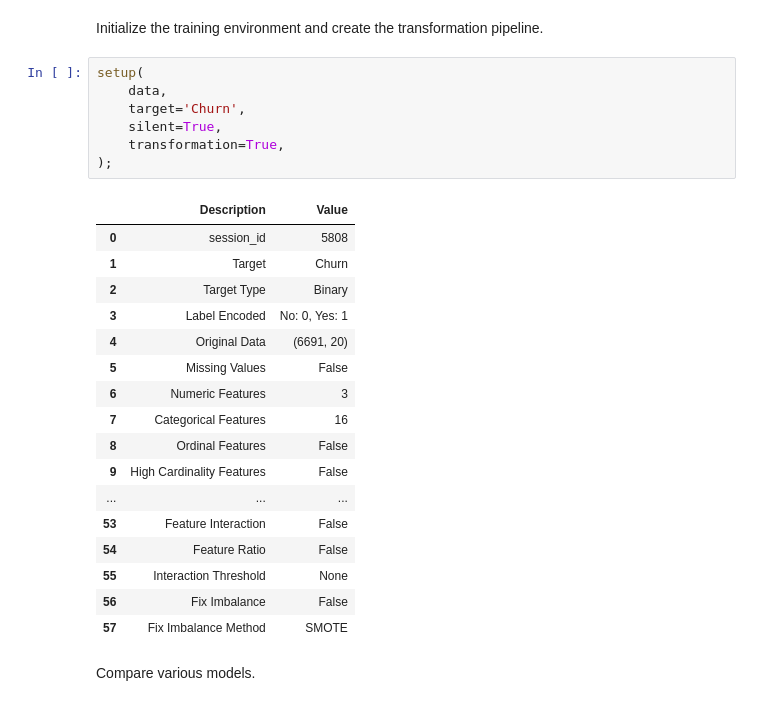
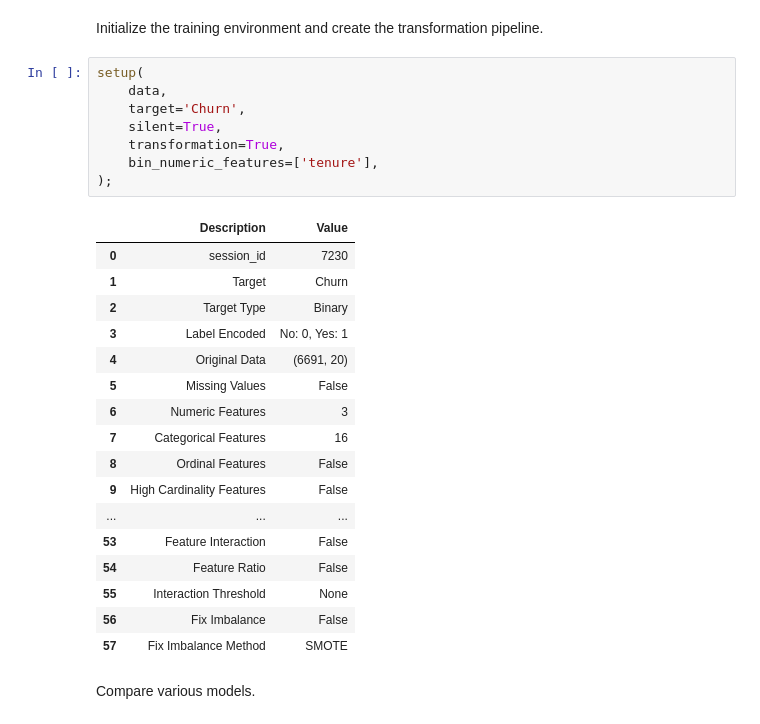
Before and after one commit to kubekmonika/customer-churn-analysis-telco-dataset, a Jupyter notebook: notebooks/model.ipynb, the cells around one changed output. Cells and saved outputs as stored; diff of their text form.

Commit message:
acc 0.8010 recall 0.5195 prec 0.6654 model: lr setup: - transformation - bin_numeric_features

```diff
--- a/notebooks/model.ipynb
+++ b/notebooks/model.ipynb
@@ -75,13 +75,14 @@ Initialize the training environment and create the transformation pipeline.
 # %%
 setup(
     data,
     target='Churn',
     silent=True,
     transformation=True,
+    bin_numeric_features=['tenure'],
 );
 # %% [output]
 |  | Description | Value |
-| 0 | session_id | 5808 |
+| 0 | session_id | 7230 |
 | 1 | Target | Churn |
 | 2 | Target Type | Binary |
 | 3 | Label Encoded | No: 0, Yes: 1 |
```
Also changed, not shown: parts of 1 cell of this notebook.
